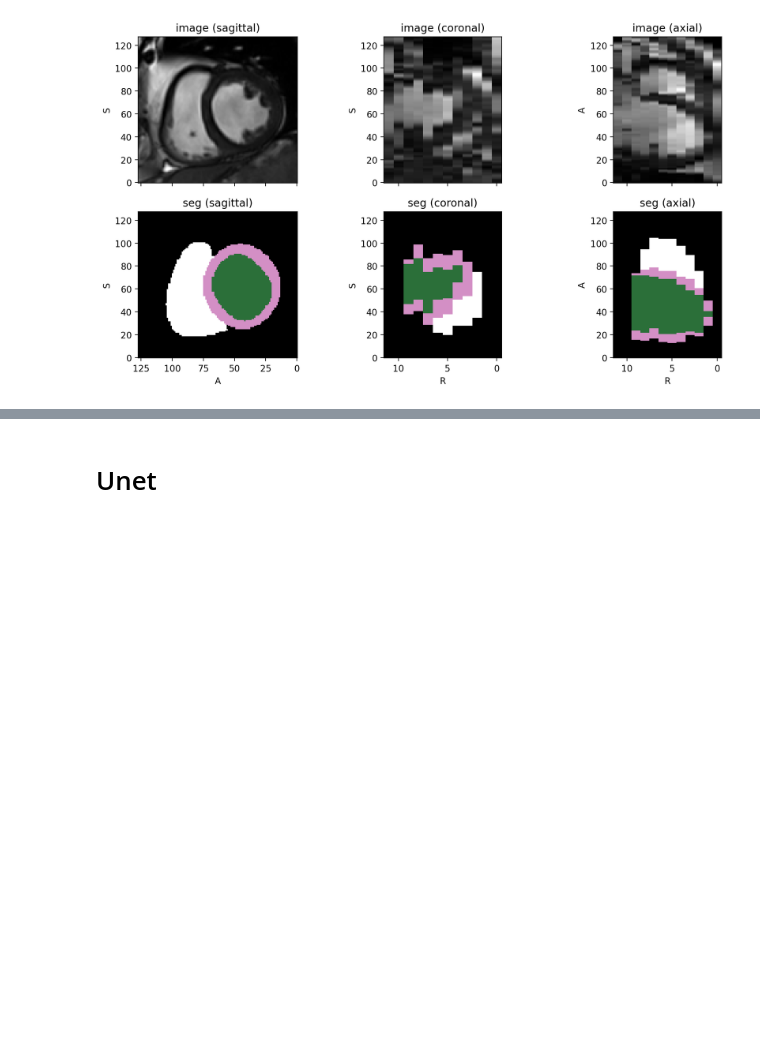
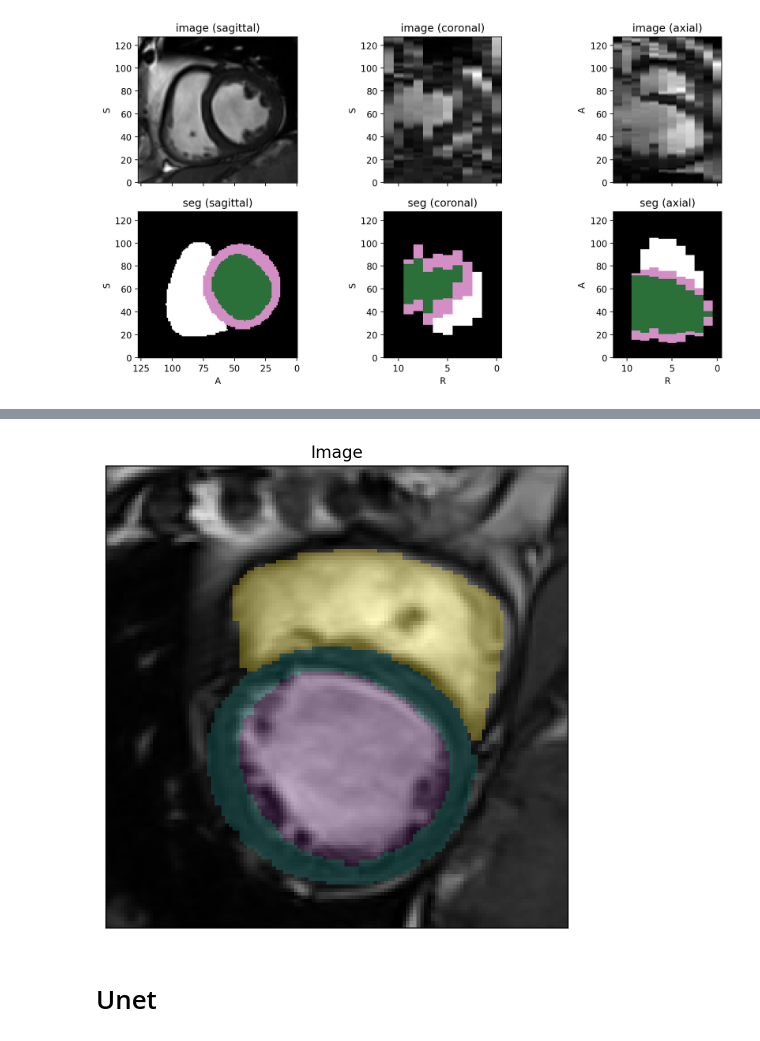
Before and after one commit to MAHDI-Imen/M-M, a Jupyter notebook: M_M.ipynb, the cells around one changed output, grey strips where cells are left out. Cells and saved outputs as stored; diff of their text form; code cells hidden in the pictures; blank space fills up the shorter version.

```diff
--- a/M_M.ipynb
+++ b/M_M.ipynb
@@ -95,3 +96,7 @@ Validation/ Dataset size: 786 subjects
+# %%
+visualize_slice(image, seg, overlay=True, alpha=0.3)
+# %% [output]
+[figure, added]
 # %% [markdown]
 # Unet
 # %% [markdown]
```
Also changed, not shown: parts of 16 cells of this notebook, 4 other files.
